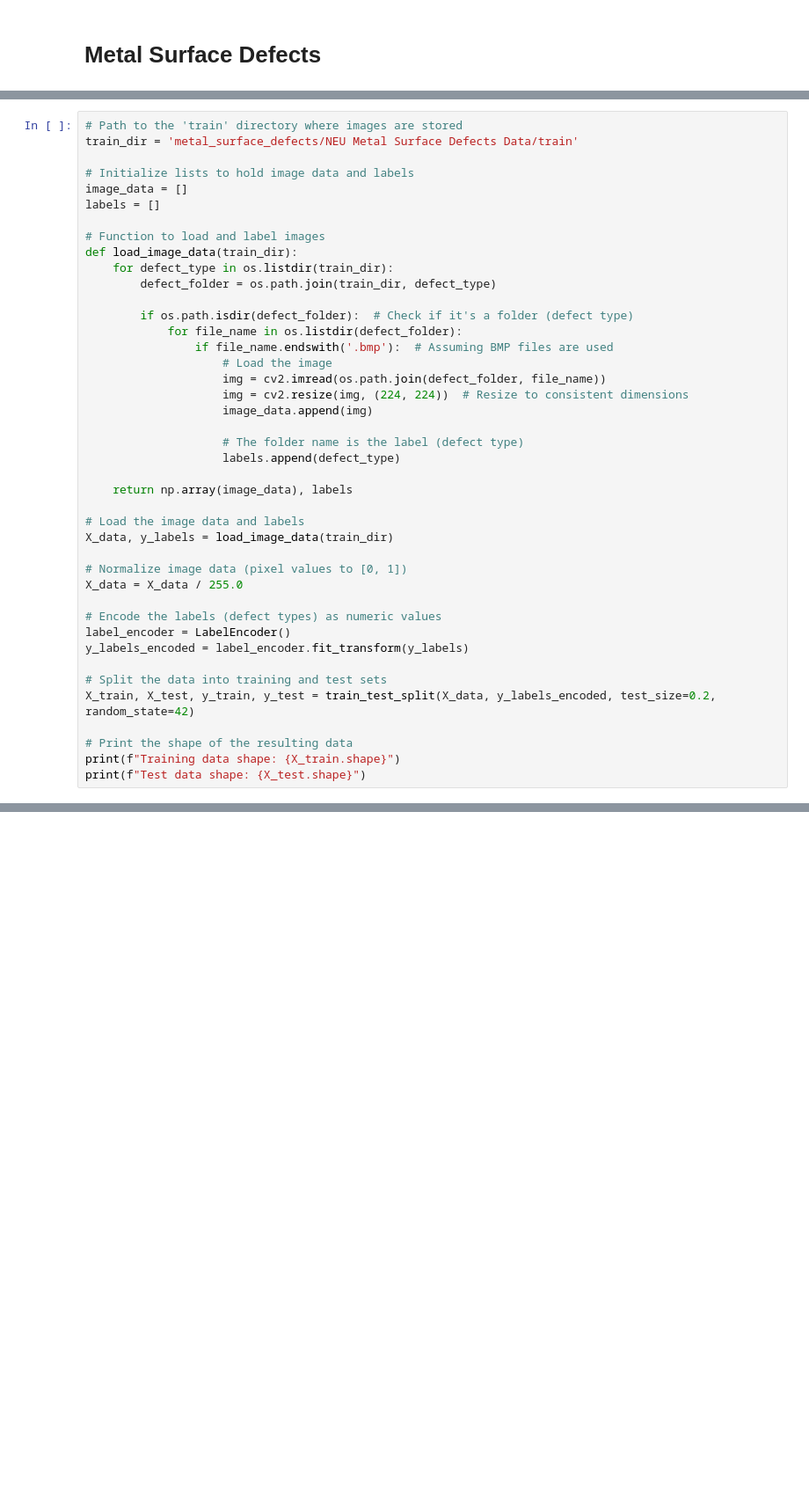
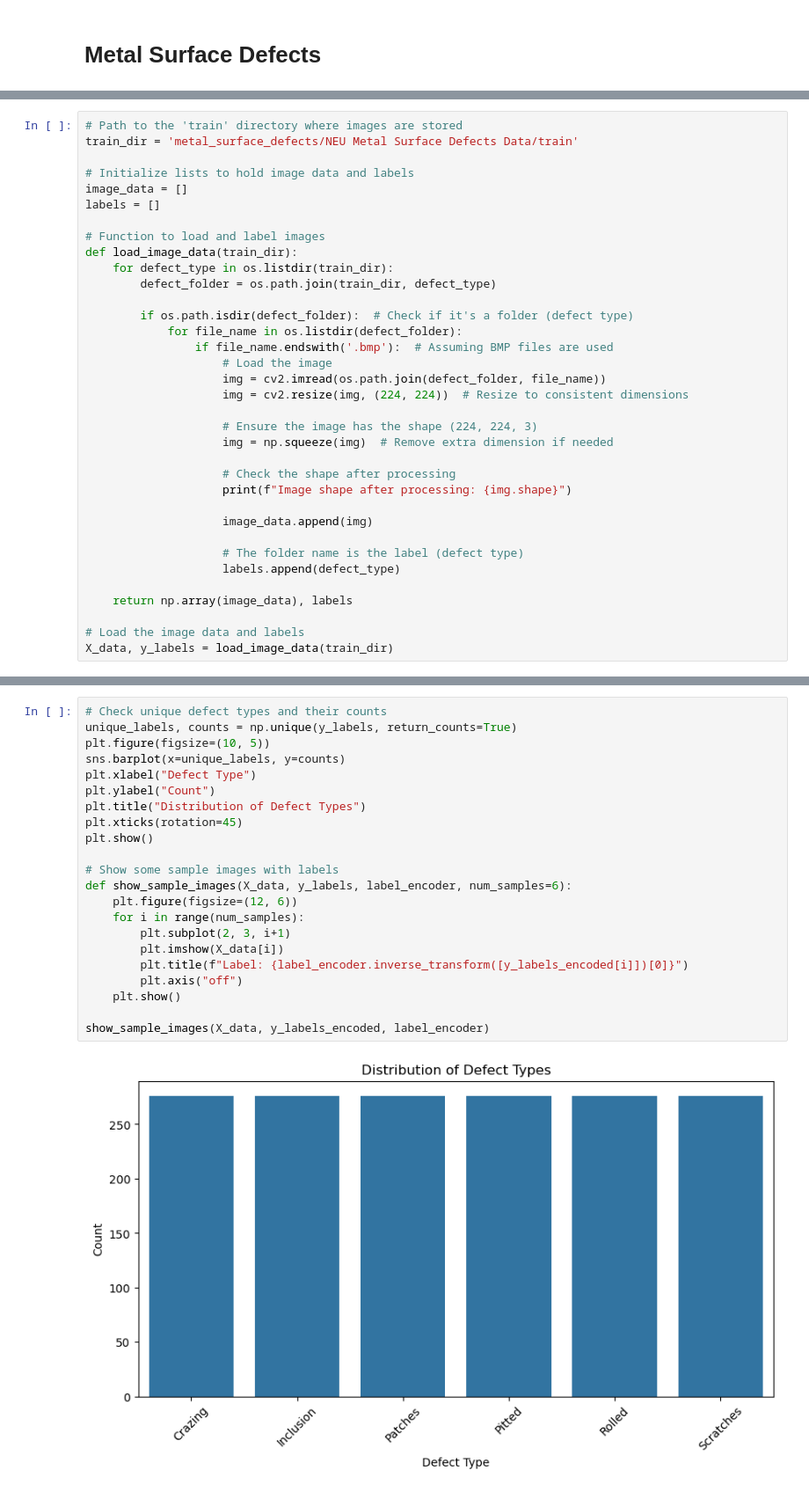
Before and after one commit to MiltonGreat/Metal-Surface-Defects, a Jupyter notebook: Metal Surface Defects.ipynb, the cells around one changed output, grey strips where cells are left out. Shown at 88% size. Saved outputs shown, nothing was run; the diff lists cells and outputs as text; blank space fills up the shorter version.

```diff
--- a/Metal Surface Defects.ipynb
+++ b/Metal Surface Defects.ipynb
@@ -32,6 +37,13 @@ def load_image_data(train_dir):
                     # Load the image
                     img = cv2.imread(os.path.join(defect_folder, file_name))
                     img = cv2.resize(img, (224, 224))  # Resize to consistent dimensions
+
+                    # Ensure the image has the shape (224, 224, 3)
+                    img = np.squeeze(img)  # Remove extra dimension if needed
+
+                    # Check the shape after processing
+                    print(f"Image shape after processing: {img.shape}")
+
                     image_data.append(img)
 
                     # The folder name is the label (defect type)
@@ -41,18 +53,4 @@ def load_image_data(train_dir):
 
 # Load the image data and labels
 X_data, y_labels = load_image_data(train_dir)
-
-# Normalize image data (pixel values to [0, 1])
-X_data = X_data / 255.0
-
-# Encode the labels (defect types) as numeric values
-label_encoder = LabelEncoder()
-y_labels_encoded = label_encoder.fit_transform(y_labels)
-
-# Split the data into training and test sets
-X_train, X_test, y_train, y_test = train_test_split(X_data, y_labels_encoded, test_size=0.2, random_state=42)
-
-# Print the shape of the resulting data
-print(f"Training data shape: {X_train.shape}")
-print(f"Test data shape: {X_test.shape}")
 # %% [output]
@@ -83,0 +93,24 @@ Files in the 'train' directory: ['Crazing', 'Inclusion', 'Patches', 'Pitted', 'R
+# %%
+# Check unique defect types and their counts
+unique_labels, counts = np.unique(y_labels, return_counts=True)
+plt.figure(figsize=(10, 5))
+sns.barplot(x=unique_labels, y=counts)
+plt.xlabel("Defect Type")
+plt.ylabel("Count")
+plt.title("Distribution of Defect Types")
+plt.xticks(rotation=45)
+plt.show()
+
+# Show some sample images with labels
+def show_sample_images(X_data, y_labels, label_encoder, num_samples=6):
+    plt.figure(figsize=(12, 6))
+    for i in range(num_samples):
+        plt.subplot(2, 3, i+1)
+        plt.imshow(X_data[i])
+        plt.title(f"Label: {label_encoder.inverse_transform([y_labels_encoded[i]])[0]}")
+        plt.axis("off")
+    plt.show()
+
+show_sample_images(X_data, y_labels_encoded, label_encoder)
+# %% [output]
+[figure, added]
```
Also changed, not shown: parts of 15 cells of this notebook.
